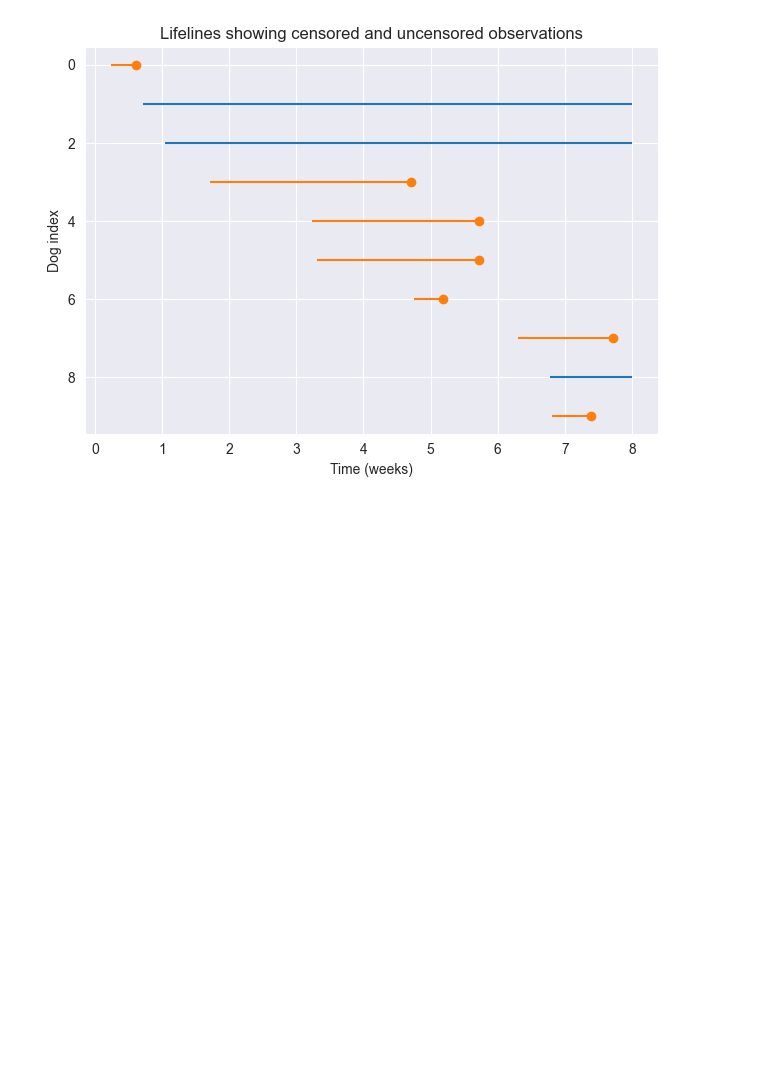
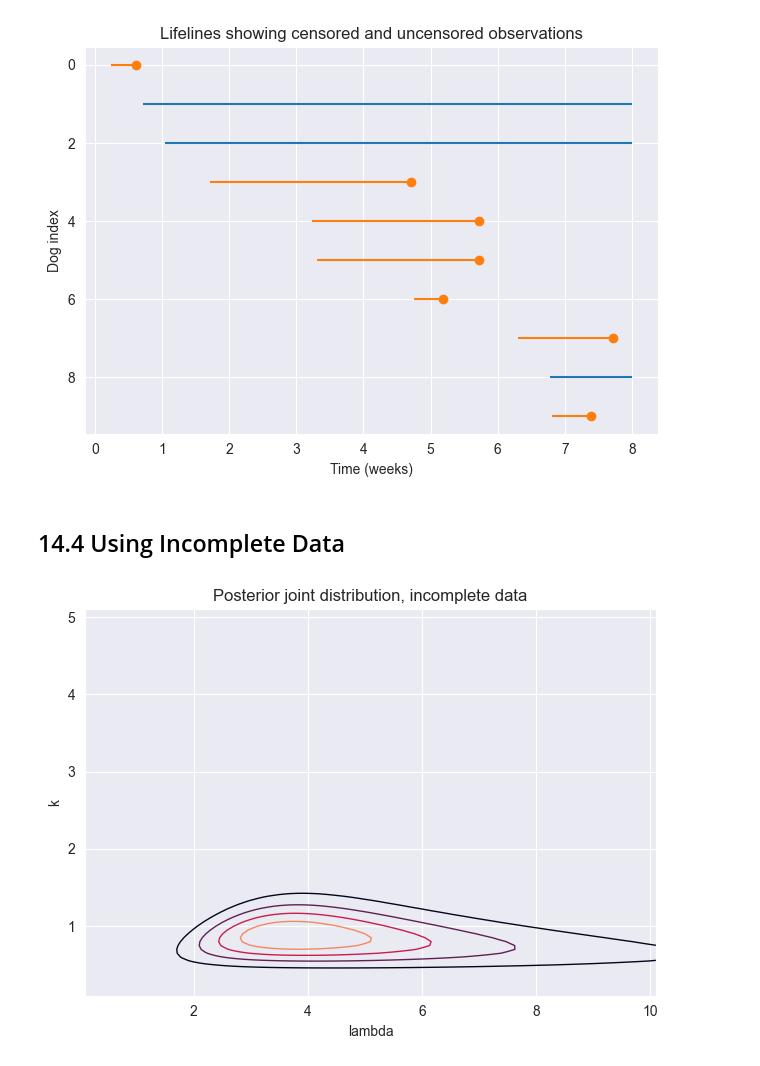
Before and after one commit to Xupeiyi/think-bayes, a Jupyter notebook: chapter14.ipynb, the cells around one changed output. Drawn from its saved outputs; the diff is of its cells as text; code cells hidden in the pictures; blank space fills up the shorter version.

```diff
--- a/chapter14.ipynb
+++ b/chapter14.ipynb
@@ -181,3 +181,35 @@ def plot_lifelines(obs):
 plot_lifelines(obs)
 # %% [output]
 [figure]
+# %% [markdown]
+## 14.4 Using Incomplete Data
+# %%
+data1 = obs.loc[~censored, 'T']
+data2 = obs.loc[censored, 'T']
+# %%
+posterior1 = update_weibull(prior, data1)
+# %%
+def update_weibull_incomplete(prior, data):
+    """Update the prior using incomplete data."""
+    lambda_mesh, k_mesh, data_mesh = np.meshgrid(
+        prior.columns, prior.index, data
+    )
+
+    # evaluate the survival function
+    probs = weibull_dist(lambda_mesh, k_mesh).sf(data_mesh)
+    likelihood = probs.prod(axis=2)
+
+    posterior = prior * likelihood
+    normalize(posterior)
+
+    return posterior
+
+
+posterior2 = update_weibull_incomplete(posterior1, data2)
+
+plot_contour(posterior2)
+decorate(
+    title='Posterior joint distribution, incomplete data'
+)
+# %% [output]
+[figure, added]
```
Also changed, not shown: parts of 3 cells of this notebook.
